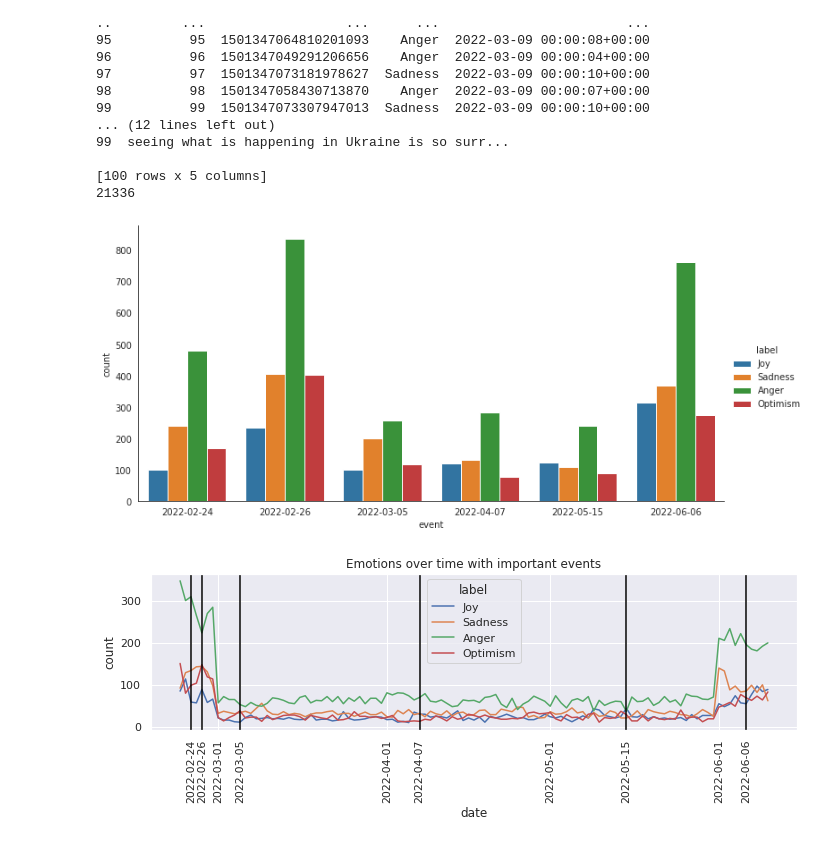
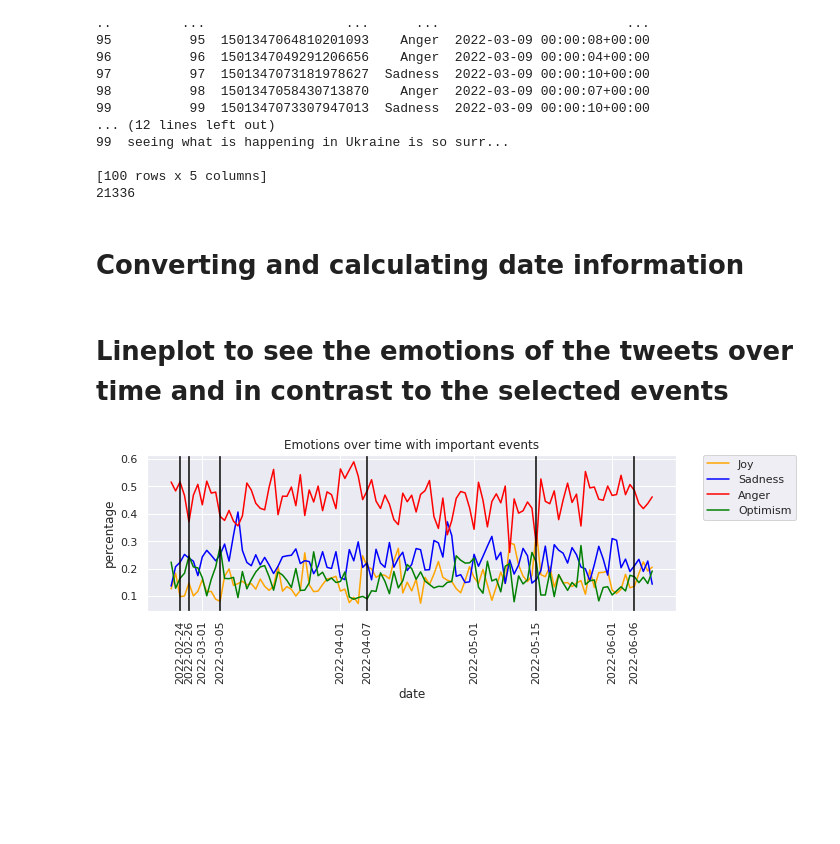
Before and after one commit to JohannesWittmann9/bert_tweet_emotion_classification, a Jupyter notebook: NLE2_J_Q_Wittmann_Ukraine_Tweet_Classification.ipynb, the cells around one changed output. Drawn from its saved outputs; the diff is of its cells as text; code cells hidden in the pictures; blank space fills up the shorter version.

```diff
--- a/NLE2_J_Q_Wittmann_Ukraine_Tweet_Classification.ipynb
+++ b/NLE2_J_Q_Wittmann_Ukraine_Tweet_Classification.ipynb
@@ -411,6 +404,8 @@ print(len(df_results.index))
 
 [100 rows x 5 columns]
 21336
+# %% [markdown]
+# Converting and calculating date information
 # %%
 from dateutil.parser import parse
 import pytz
@@ -464,11 +459,6 @@ from datetime import datetime, timedelta
 def dateToString(date):
   datetime_string = date.to_pydatetime().strftime("%Y-%m-%d")
   return datetime_string
-
-# General country emotion overview
-#with sns.axes_style('white'):
- #   g = sns.catplot(x="country", data=df_results, aspect=2,
- #                      kind="count", hue='label', order=countries)
 
 # General event emotion overview
 
@@ -499,22 +489,8 @@ for idx, row in df_all_dates.iterrows():
 
 del df_all_dates['event']
 df_all_dates['event'] = dateList
-
-# Dates of events only with date-range tweet collection
-with sns.axes_style('white'):
-    g = sns.catplot(x="event", data=df_polarizing_events, aspect=2,
-                       kind="count", hue='label', order=dates)
-# All dates TODO: ORDER
-# with sns.axes_style('white'):
-#   g = sns.catplot(x="event", data=df_all_dates, aspect=2,
-#                        kind="count", hue='label')
-
-#sns.relplot(x="event", data=df_polarizing_events, hue="label", kind="line");
-
-#grid = sns.FacetGrid(df_results, row="country", col="event", margin_titles=True, sharex=False, col_order=dates)
-#grid.map_dataframe(sns.histplot, "label")
-# %% [output]
-[figure, removed]
+# %% [markdown]
+# Lineplot to see the emotions of the tweets over time and in contrast to the selected events
 # %%
 # Every date included
 
@@ -535,39 +511,49 @@ df_all_clean = pd.DataFrame(columns=["label", "date", "count"])
 for k,v in dictionary.items():
   entry = pd.DataFrame.from_dict({
      "label": [k.split("_")[0]],
      "date":  [k.split("_")[1]],
      "count": [v]
      })
   df_all_clean = pd.concat([df_all_clean, entry], ignore_index=True)
 
 df_all_clean["date"] = pd.to_datetime(df_all_clean["date"])
 df_all_clean.sort_values(by='date', inplace=True)
-#pprint(df_all_clean)
 
-#sns.catplot(x="date", y="count", hue="label",
-#            kind="point", data=df_all_clean, height=10, aspect=35/10)
+date_count = {}
+
+for index, row in df_all_clean.iterrows():
+  curr_date = row["date"]
+  if curr_date in date_count.keys():
+    date_count[curr_date] = date_count[curr_date] + row["count"]
+  else:
+    date_count[curr_date] = row["count"]
+
+for index, row in df_all_clean.iterrows():
+  df_all_clean.at[index,"count"] = row["count"]/date_count[row["date"]]
+
+
 
 sns.set(rc={"figure.figsize":(10, 4)})
-ax = sns.lineplot(data=df_all_clean, x="date", y="count", hue="label")
+ax = sns.lineplot(data=df_all_clean, x="date", y="count", hue="label", palette=["orange","blue","red","green"])
 ax.set(title='Emotions over time with important events')
+ax.set(ylabel="percentage")
 ax.tick_params(axis='x', labelrotation=70)
 
 event_df = pd.DataFrame(dates, columns=["date"])
 month_dates = ["2022-03-01","2022-04-01","2022-05-01","2022-06-01"]
 month_df = pd.DataFrame(month_dates, columns=["date"])
 event_df = pd.concat([event_df, month_df], ignore_index=True)
 event_df["date"] = pd.to_datetime(event_df["date"])
 event_df.sort_values(by='date', inplace=True)
 event_ticks = event_df["date"].apply(lambda x: x.to_pydatetime().strftime("%Y-%m-%d"))
 plt.xticks(ticks = event_df["date"], labels = event_ticks, rotation = 'vertical')
 
-#date_ticks = df_all_clean["date"].apply(lambda x: x.to_pydatetime().strftime("%Y-%m-%d"))
-#plt.xticks(ticks = df_all_clean["date"], labels = date_ticks, rotation = 'vertical')
 for ev in dates:
   date_obj = datetime.strptime(ev[:18], '%Y-%m-%d')
-  plt.axvline(date_obj, 0, max(df_all_clean["count"]), color = "black")
+  plt.axvline(date_obj, 0, 1, color = "black")
 
+plt.legend(bbox_to_anchor=(1.05, 1), loc='upper left', borderaxespad=0)
 plt.tight_layout()
-plt.savefig("count_per_day.png", dpi=300)
+plt.savefig("percentage_per_day.png", dpi=300)
 # %% [output]
-[figure, old version]
+[figure, new version]
```
Also changed, not shown: parts of 41 cells of this notebook.
